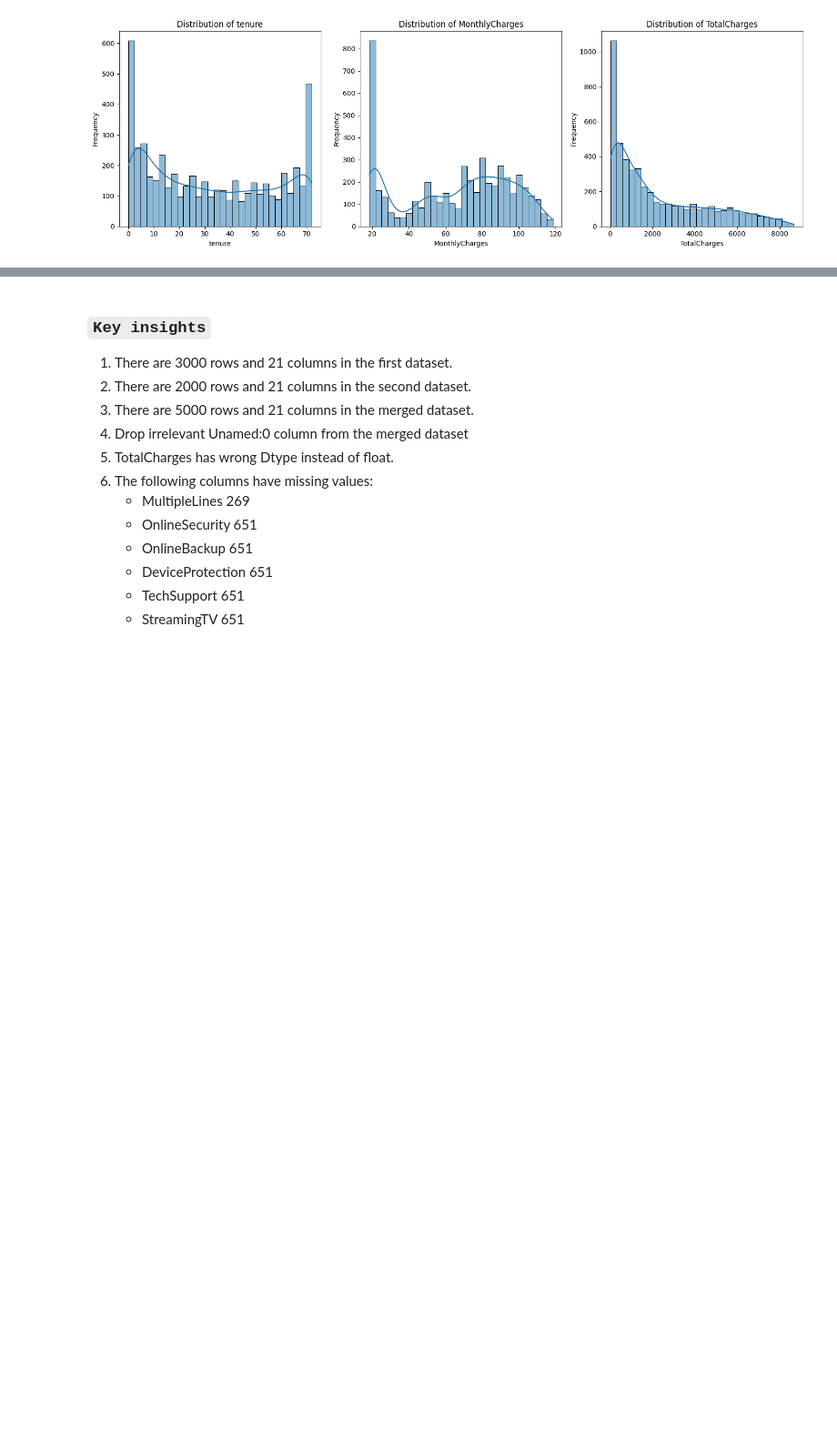
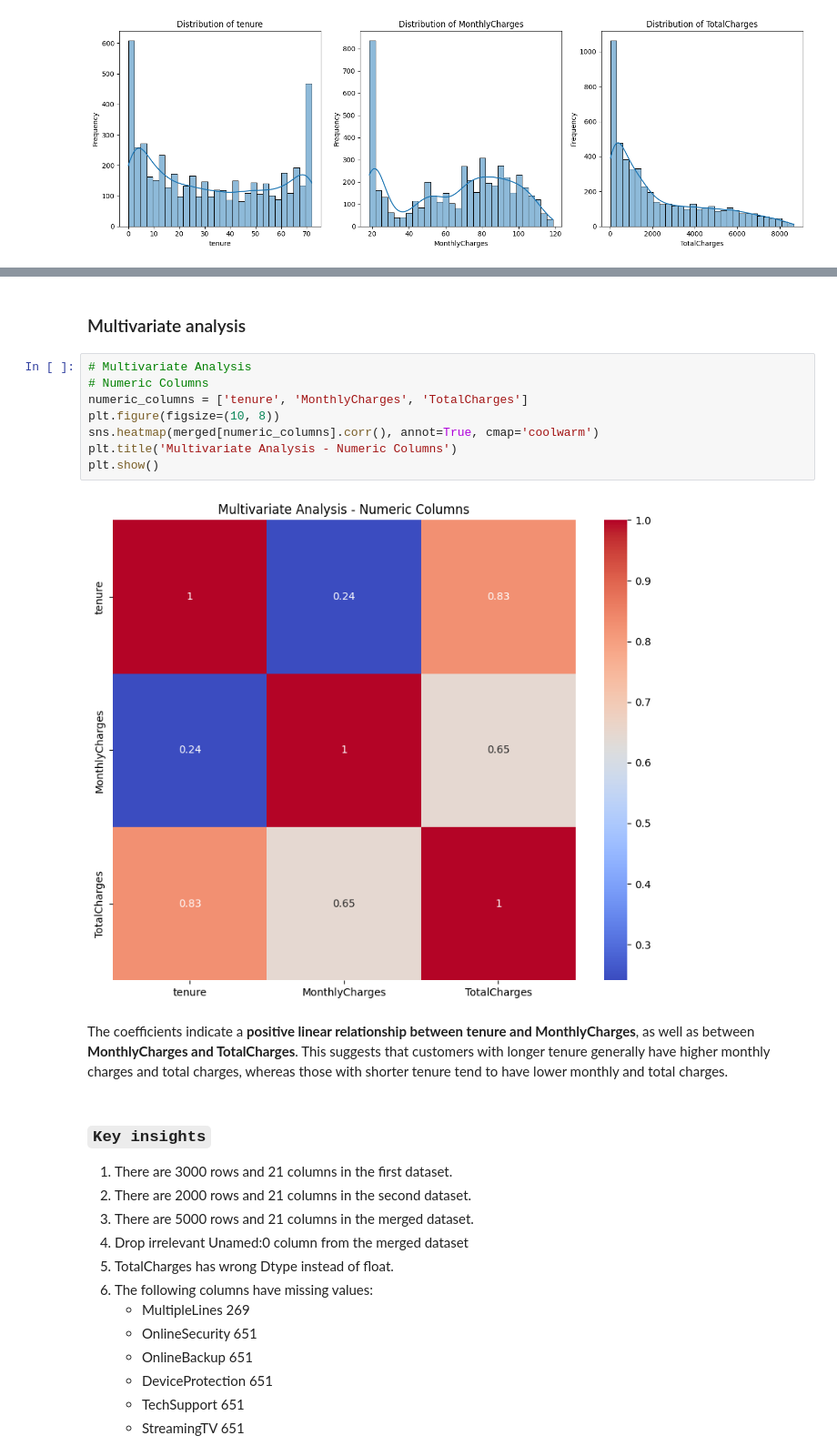
Before and after one commit to JusticeHanson/customr-churn-prediction, a Jupyter notebook: main.ipynb, the cells around one changed output, grey strips where cells are left out. Shown at 91% size. Cells and saved outputs as stored; diff of their text form; blank space fills up the shorter version.

```diff
--- a/main.ipynb
+++ b/main.ipynb
@@ -311,3 +354,17 @@ plt.show()
+# %% [markdown]
+### Multivariate analysis
+# %%
+# Multivariate Analysis
+# Numeric Columns
+numeric_columns = ['tenure', 'MonthlyCharges', 'TotalCharges']
+plt.figure(figsize=(10, 8))
+sns.heatmap(merged[numeric_columns].corr(), annot=True, cmap='coolwarm')
+plt.title('Multivariate Analysis - Numeric Columns')
+plt.show()
+# %% [output]
+[figure, added]
+# %% [markdown]
+ The coefficients indicate a **positive linear relationship between tenure and MonthlyCharges**, as well as between **MonthlyCharges and TotalCharges**. This suggests that customers with longer tenure generally have higher monthly charges and total charges, whereas those with shorter tenure tend to have lower monthly and total charges.
 # %% [markdown]
 ### `Key insights`
 1. There are 3000 rows and 21 columns in the first dataset.
```
Also changed, not shown: parts of 7 cells of this notebook.
